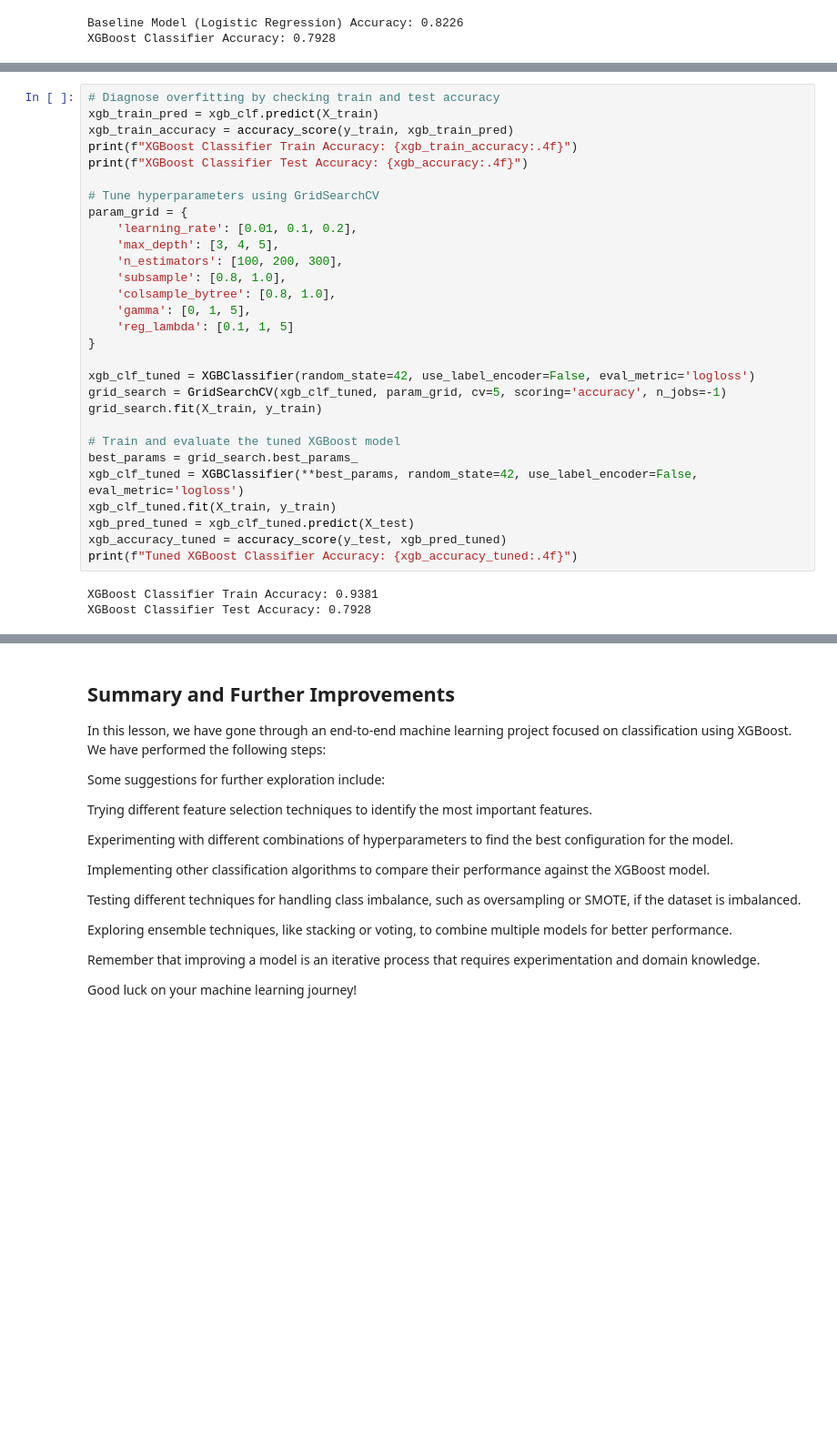
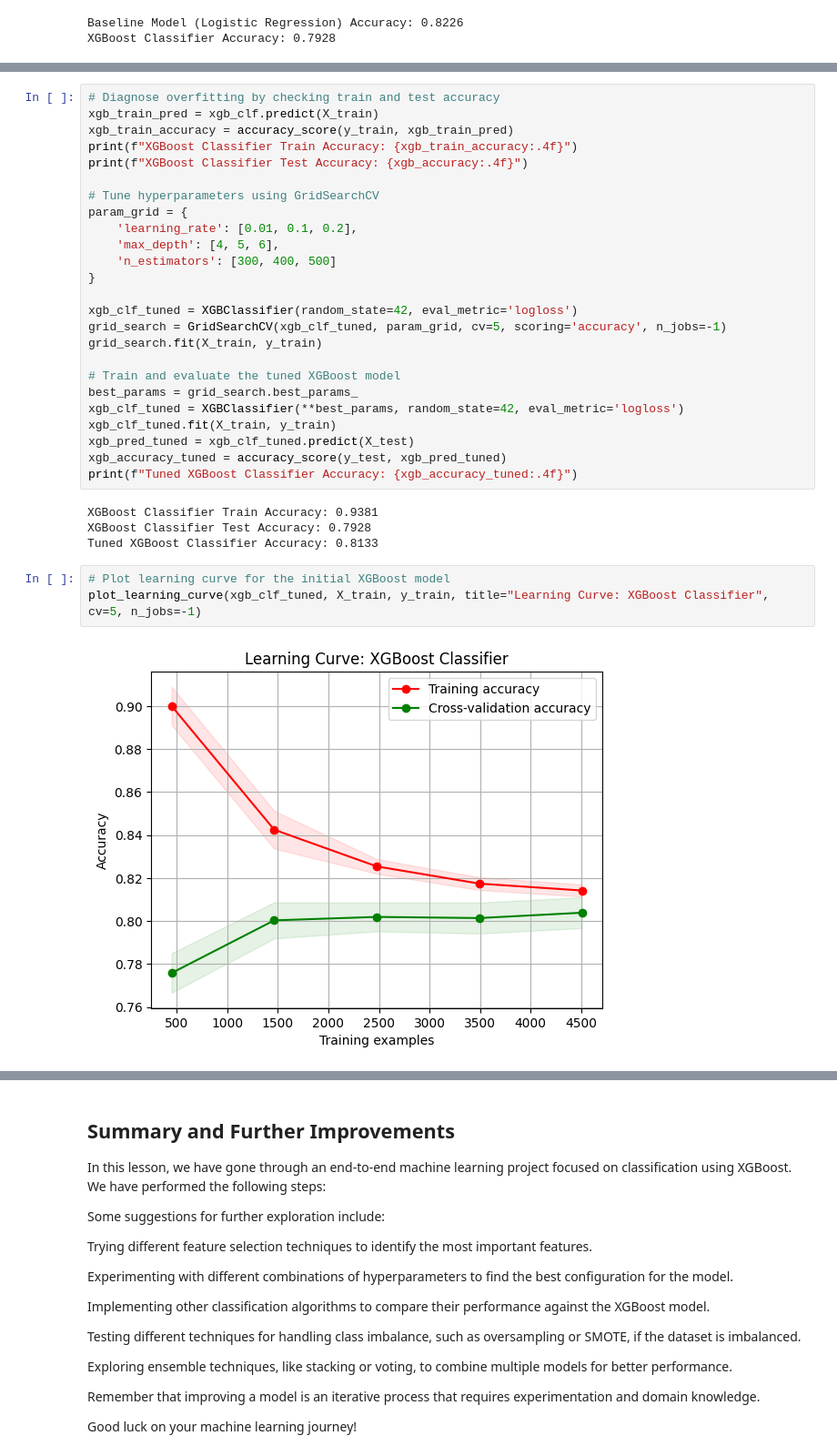
Before and after one commit to SSSpock/skillspire, a Jupyter notebook: intro_to_ml.ipynb, the cells around one changed output, grey strips where cells are left out. Shown: that part at 91% size. Drawn from its saved outputs; the diff is of its cells as text; blank space fills up the shorter version.

```diff
--- a/intro_to_ml.ipynb
+++ b/intro_to_ml.ipynb
@@ -969,21 +994,17 @@ print(f"XGBoost Classifier Test Accuracy: {xgb_accuracy:.4f}")
 # Tune hyperparameters using GridSearchCV
 param_grid = {
     'learning_rate': [0.01, 0.1, 0.2],
-    'max_depth': [3, 4, 5],
-    'n_estimators': [100, 200, 300],
-    'subsample': [0.8, 1.0],
-    'colsample_bytree': [0.8, 1.0],
-    'gamma': [0, 1, 5],
-    'reg_lambda': [0.1, 1, 5]
+    'max_depth': [4, 5, 6],
+    'n_estimators': [300, 400, 500]
 }
 
-xgb_clf_tuned = XGBClassifier(random_state=42, use_label_encoder=False, eval_metric='logloss')
+xgb_clf_tuned = XGBClassifier(random_state=42, eval_metric='logloss')
 grid_search = GridSearchCV(xgb_clf_tuned, param_grid, cv=5, scoring='accuracy', n_jobs=-1)
 grid_search.fit(X_train, y_train)
 
 # Train and evaluate the tuned XGBoost model
 best_params = grid_search.best_params_
-xgb_clf_tuned = XGBClassifier(**best_params, random_state=42, use_label_encoder=False, eval_metric='logloss')
+xgb_clf_tuned = XGBClassifier(**best_params, random_state=42, eval_metric='logloss')
 xgb_clf_tuned.fit(X_train, y_train)
 xgb_pred_tuned = xgb_clf_tuned.predict(X_test)
 xgb_accuracy_tuned = accuracy_score(y_test, xgb_pred_tuned)
@@ -991,3 +1012,9 @@ print(f"Tuned XGBoost Classifier Accuracy: {xgb_accuracy_tuned:.4f}")
 # %% [output]
 XGBoost Classifier Train Accuracy: 0.9381
 XGBoost Classifier Test Accuracy: 0.7928
+Tuned XGBoost Classifier Accuracy: 0.8133
+# %%
+# Plot learning curve for the initial XGBoost model
+plot_learning_curve(xgb_clf_tuned, X_train, y_train, title="Learning Curve: XGBoost Classifier", cv=5, n_jobs=-1)
+# %% [output]
+[figure, added]
```
Also changed, not shown: parts of 14 cells of this notebook.
